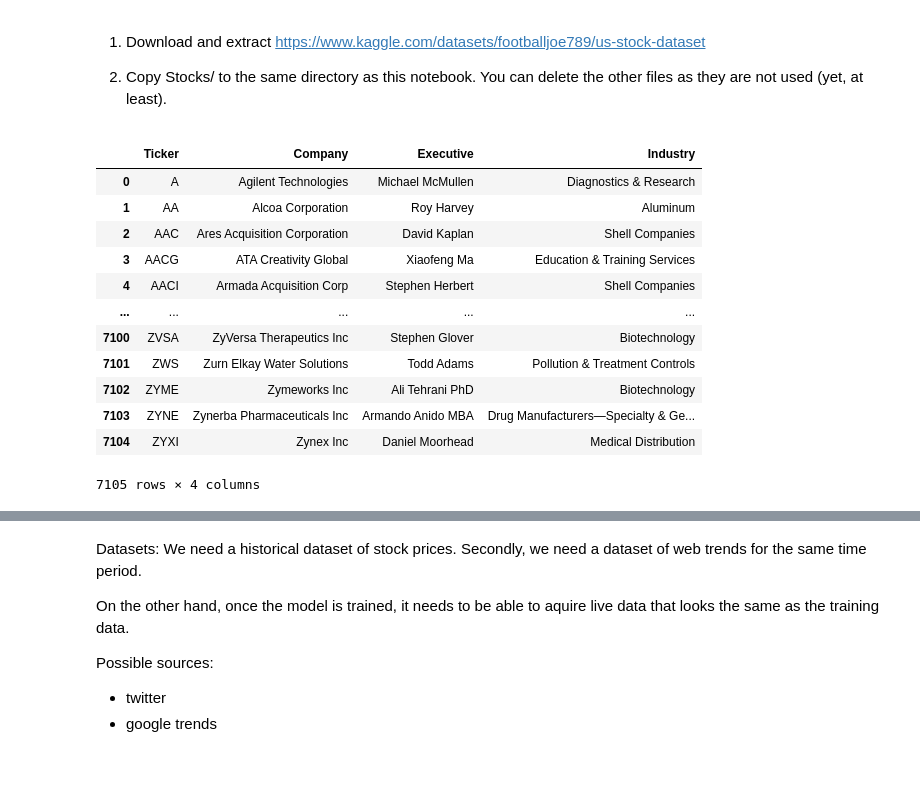
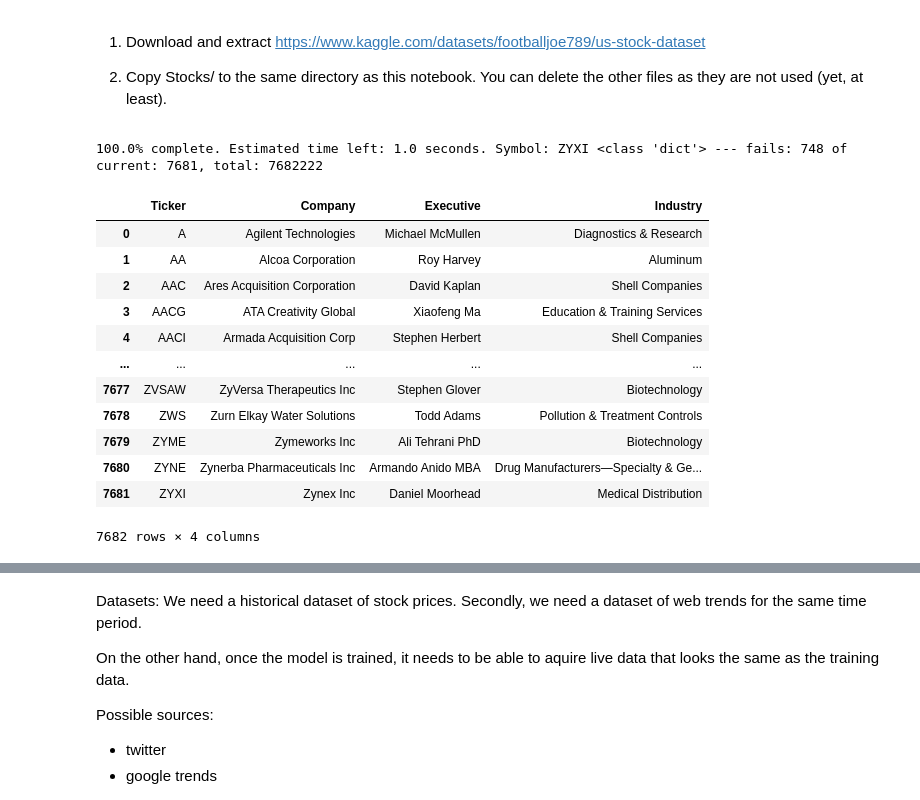
Before and after one commit to smoothjazzuser/NLP_trend_stocks, a Jupyter notebook: stock_skeleton.ipynb, the cells around one changed output, grey strips where cells are left out. Drawn from its saved outputs; the diff is of its cells as text; code cells hidden in the pictures; blank space fills up the shorter version.

Commit message:
updated stock list

```diff
--- a/stock_skeleton.ipynb
+++ b/stock_skeleton.ipynb
@@ -16,26 +18,17 @@ import timeit
 # %%
 class stock_tickers():
     """A work-in-progress. Goal is to take stock ticker symbols and return a list of search terms for NLP web scraping. Officers, affiliated companies, company name, etc."""
-    def __init__(self, file_path = 'Stocks/', file_ext = '.csv'):
-        self.delete_small_files(file_path, file_ext, min_size = 1000)
-        self.load_symbols(file_path, file_ext)
+    def __init__(self, file_path = 'data/Stocks/', file_ext = '.csv'):
+        self.file_path = file_path
+        self.load_symbols()
         self.ticker_list_to_dataframe()
         self.get_company_list()
         self.process_information()
 
-    def load_symbols(self, file_path = 'Stocks/', file_ext = '.csv'):
-        """Find all the stock symbols in the directory and return a list of them."""
-        self.stocks_symbols = [name.split('.')[0].split("""\\""")[-1] for name in glob (file_path+'*'+file_ext)]
+    def load_symbols(self):
+        """Load all the stock symbols."""
+        self.stocks_symbols = pd.read_csv("data/Stock_List.csv")['Symbol'].tolist()
         return self.stocks_symbols
-
-    def delete_small_files(self, file_path = 'Stocks/', file_ext = '.csv', min_size = 1000):
-        """Delete any files smaller than min_size bytes."""
-        self.load_symbols()
-        file_sizes = [os.path.getsize(file_path+name+file_ext) for name in self.stocks_symbols]
-        if min(file_sizes) < min_size:
-            for i in range(len(file_sizes)):
-                if file_sizes[i] < min_size:
-                    os.remove(file_path+self.stocks_symbols[i]+file_ext)
 
     def ticker_list_to_dataframe(self):
         self.data = pd.DataFrame(self.stocks_symbols, columns = ['Ticker'])
@@ -93,43 +86,55 @@ class stock_tickers():
                 return self.yh_tickers[index]['industry']
         return ""
 
     def get_company_list(self):
         """Return a list of company information for later processing. Caches results to file."""
         if not os.path.exists('company_list.pkl'):
             self.yh_tickers = [Ticker(ticker) for ticker in self.stocks_symbols]
             start = timeit.default_timer()
+            fails = 0
             for t in range(len(self.yh_tickers)):
-                sym = self.stocks_symbols[t]
-                time_now = timeit.default_timer()
-                print(f"{round(100*t/len(self.yh_tickers),1)}% complete.", "Estimated time left:", round((time_now-start)*(len(self.yh_tickers)-t)/(t+1),0), "seconds. Symbol:", self.stocks_symbols[t], end = '\r')
-                self.yh_tickers[t] = self.yh_tickers[t].asset_profile[sym]
+                try:
+                    sym = self.stocks_symbols[t]
+                    time_now = timeit.default_timer()
+
+                    self.yh_tickers[t] = self.yh_tickers[t].asset_profile[sym]
+                    if type(self.yh_tickers[t]) != dict:
+                        self.yh_tickers[t] = f"{t}"
+                        fails+=1
+                except Exception as e:
+                    self.yh_tickers[t] = f"{t}"
+                    fails+=1
+                    print(e)
+                time.sleep(0.2)
+                print(f"{round(100*t/len(self.yh_tickers),1)}% complete.", "Estimated time left:", round((time_now-start)*(len(self.yh_tickers)-t)/(t+1),0), "seconds. Symbol:", self.stocks_symbols[t], type(self.yh_tickers[t]), "--- fails:",fails, f"of current: {t}, total: {len(self.yh_tickers)}",end = '\r')
             with open('company_list.pkl', 'wb') as f:
                 dump(self.yh_tickers, f)
         else:
             with open('company_list.pkl', 'rb') as f:
                 self.yh_tickers = load(f)
 
     def process_information(self):
         self.data['Company'] = [self.get_company(t) for t in range(len(self.yh_tickers))]
         self.data["Executive"] = [self.get_company_officers(t) for t in range(len(self.yh_tickers))]
         self.data['Industry'] = [self.get_industry(t) for t in range(len(self.yh_tickers))]
 
 tickers = stock_tickers()
 tickers.data
 # %% [output]
+100.0% complete. Estimated time left: 1.0 seconds. Symbol: ZYXI <class 'dict'> --- fails: 748 of current: 7681, total: 7682222
 |  | Ticker | Company | Executive | Industry |
 | 0 | A | Agilent Technologies | Michael McMullen | Diagnostics & Research |
 | 1 | AA | Alcoa Corporation | Roy Harvey | Aluminum |
 | 2 | AAC | Ares Acquisition Corporation | David Kaplan | Shell Companies |
 | 3 | AACG | ATA Creativity Global | Xiaofeng Ma | Education & Training Services |
 | 4 | AACI | Armada Acquisition Corp | Stephen Herbert | Shell Companies |
 | ... | ... | ... | ... | ... |
-| 7100 | ZVSA | ZyVersa Therapeutics Inc | Stephen Glover | Biotechnology |
-| 7101 | ZWS | Zurn Elkay Water Solutions | Todd Adams | Pollution & Treatment Controls |
-| 7102 | ZYME | Zymeworks Inc | Ali Tehrani PhD | Biotechnology |
-| 7103 | ZYNE | Zynerba Pharmaceuticals Inc | Armando Anido MBA | Drug Manufacturers—Specialty & Ge... |
-| 7104 | ZYXI | Zynex Inc | Daniel Moorhead | Medical Distribution |
+| 7677 | ZVSAW | ZyVersa Therapeutics Inc | Stephen Glover | Biotechnology |
+| 7678 | ZWS | Zurn Elkay Water Solutions | Todd Adams | Pollution & Treatment Controls |
+| 7679 | ZYME | Zymeworks Inc | Ali Tehrani PhD | Biotechnology |
+| 7680 | ZYNE | Zynerba Pharmaceuticals Inc | Armando Anido MBA | Drug Manufacturers—Specialty & Ge... |
+| 7681 | ZYXI | Zynex Inc | Daniel Moorhead | Medical Distribution |
-7105 rows × 4 columns
+7682 rows × 4 columns
 # %%
 count = 0
 for ticker in range(len(tickers.data)):
```
Also changed, not shown: parts of 4 cells of this notebook, 1 other file.
